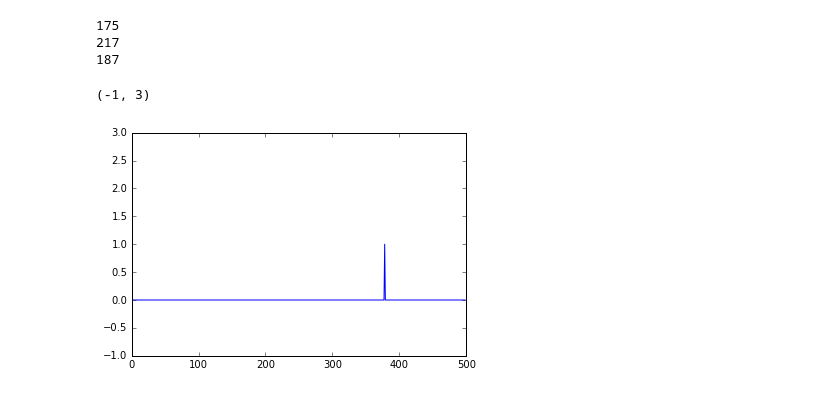
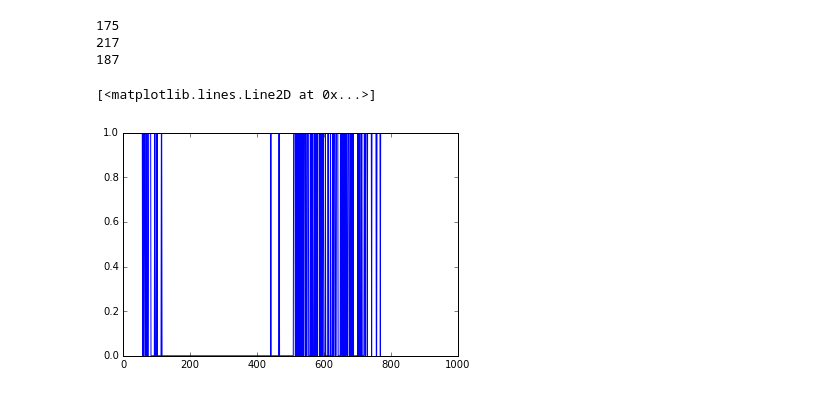
Before and after one commit to ericmjl/protein-systematic-characterization, a Jupyter notebook: experiments/temp-20160927-hackytaq/hacky-taq.ipynb, the cells around one changed output. Saved outputs shown, nothing was run; the diff lists cells and outputs as text; code cells hidden in the pictures.

```diff
--- a/experiments/temp-20160927-hackytaq/hacky-taq.ipynb
+++ b/experiments/temp-20160927-hackytaq/hacky-taq.ipynb
@@ -104,13 +104,13 @@ print(distance(str(original[150:-150].seq), str(mn_55[150:-150]), ))
 # %%
 from collections import Counter
 import matplotlib.pyplot as plt
 %matplotlib inline
 num_gaps = []
 for pos in range(aln.get_alignment_length()):
     letters = Counter(aln[:, pos])
-    num_gaps.append(letters['-'])
+    num_gaps.append(bool(letters['-'] + letters['N']))
 plt.plot(num_gaps)
-plt.ylim(-1, 3)
+# plt.ylim(-1, 3)
 # %% [output]
-(-1, 3)
+[<matplotlib.lines.Line2D at 0x...>]
-[figure, old version]
+[figure, new version]
```
Also changed, not shown: parts of 12 cells of this notebook.
